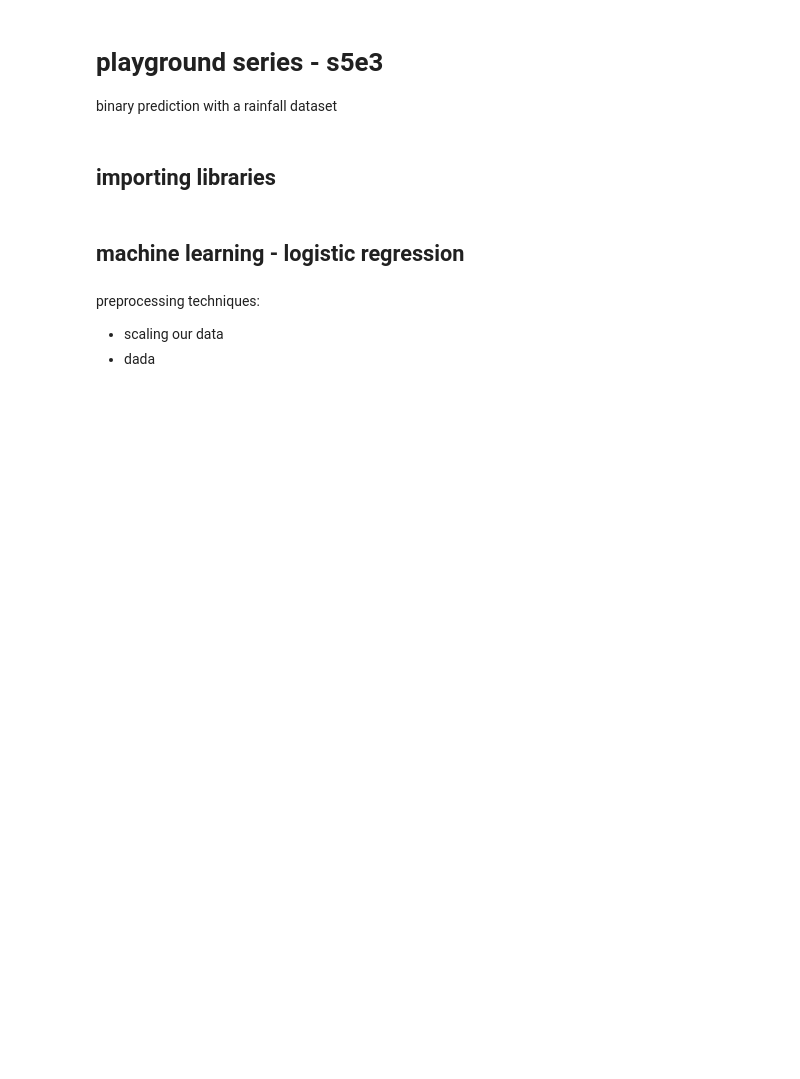
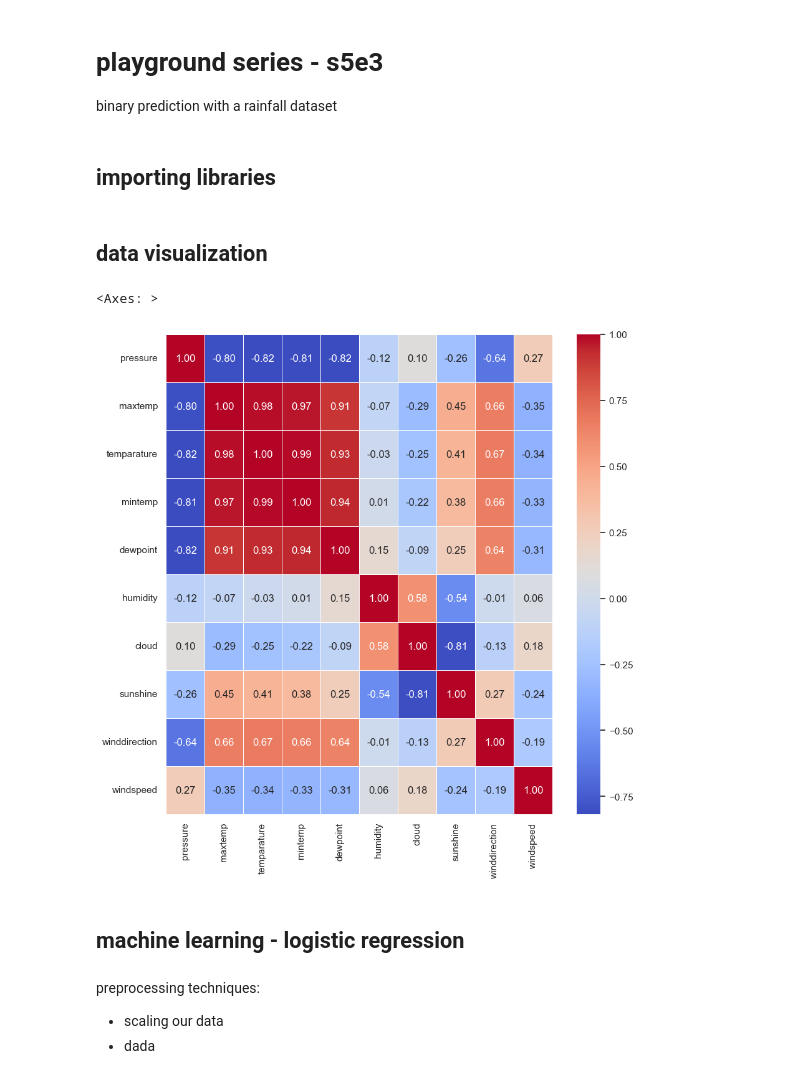
Before and after one commit to ryan-avancena/kaggle, a Jupyter notebook: s5e3.ipynb, the cells around one changed output. Saved outputs shown, nothing was run; the diff lists cells and outputs as text; code cells hidden in the pictures; blank space fills up the shorter version.

```diff
--- a/s5e3.ipynb
+++ b/s5e3.ipynb
@@ -21,3 +18,22 @@ y_train = train['rainfall']
+# %% [markdown]
+## data visualization
+# %%
+import matplotlib.pyplot as plt
+import seaborn as sns
+
+sns.set_theme(style='white')
+
+NUMERIC_COLS = ['pressure','maxtemp','temparature','mintemp','dewpoint','humidity','cloud','sunshine','winddirection','windspeed']
+
+# correlation matrix
+d = pd.DataFrame(data=X_train, columns=NUMERIC_COLS)
+corr = d.corr()
+# f, ax = plt.subplots(figsize=(11, 9))
+plt.figure(figsize=(10,10))
+sns.heatmap(corr, cmap="coolwarm", annot=True, fmt=".2f", linewidths=0.5)
+# %% [output]
+<Axes: >
+[figure, added]
 # %% [markdown]
 ## machine learning - logistic regression
 # %% [markdown]
```
Also changed, not shown: parts of 7 cells of this notebook.
